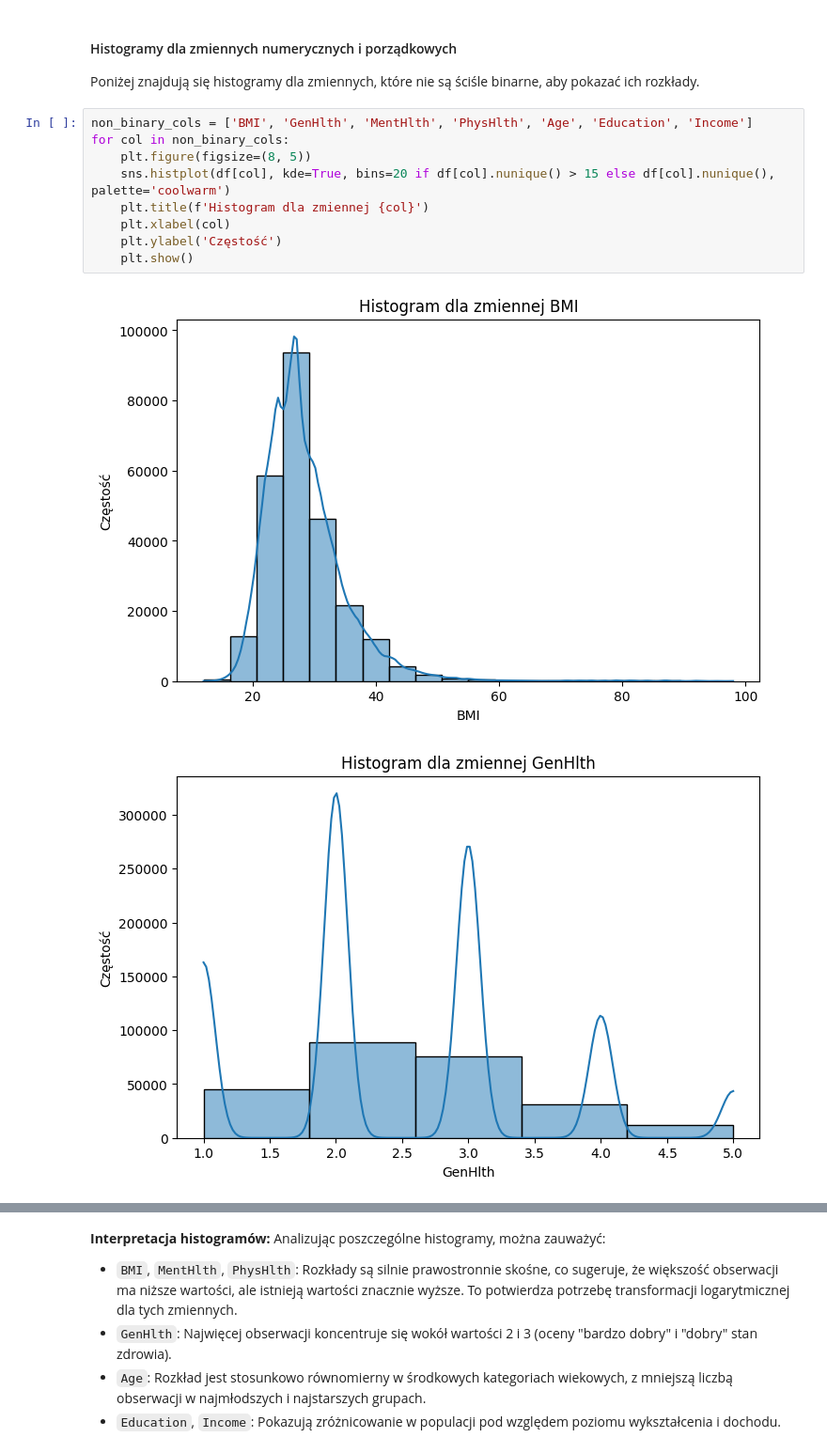
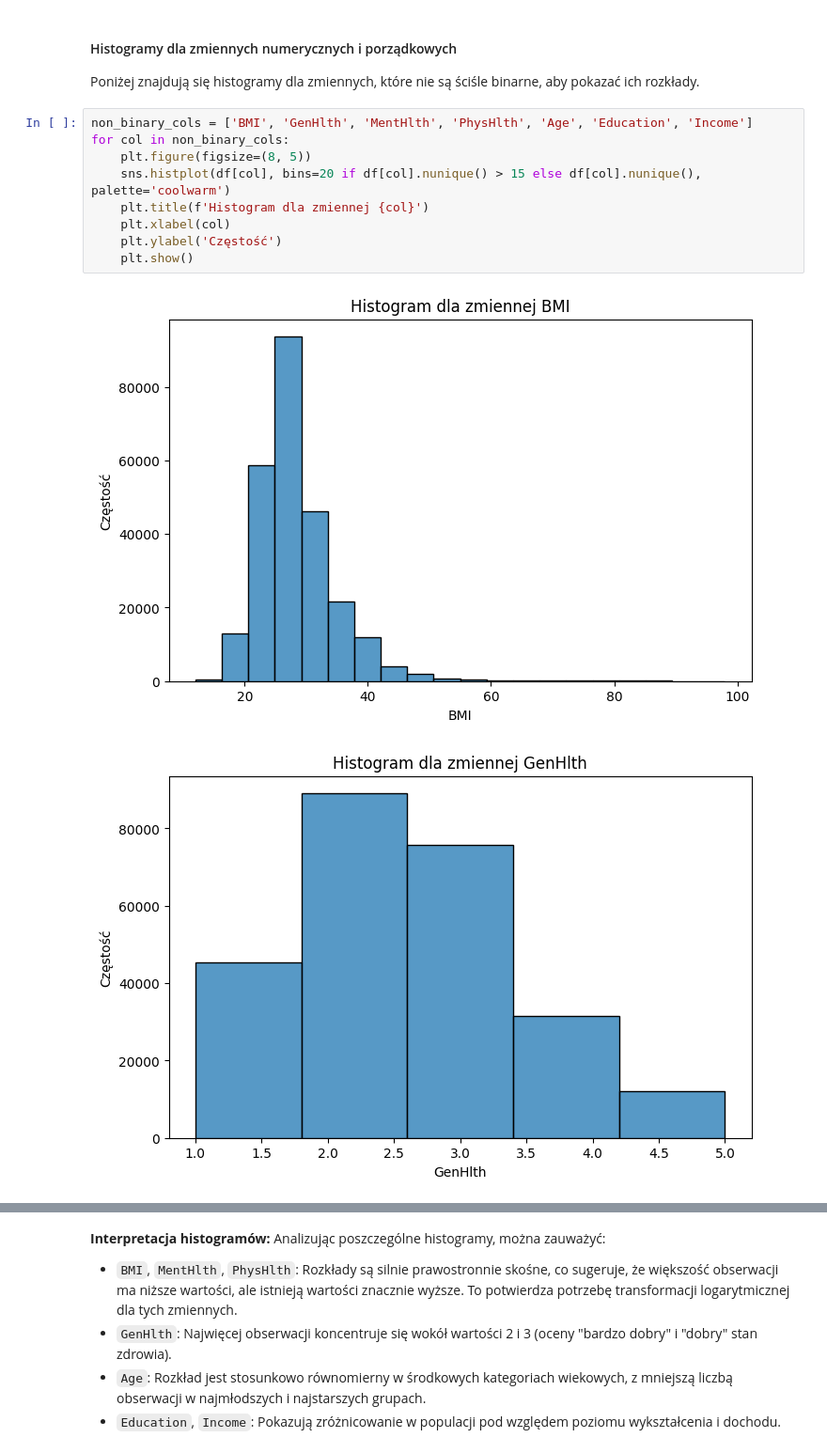
Before and after one commit to kamilPiHub/DiabetesClassification, a Jupyter notebook: KlasyfikacjaRyzykaCukrzycy.ipynb, the cells around one changed output, grey strips where cells are left out. Shown at 94% size. Drawn from its saved outputs; the diff is of its cells as text.

```diff
--- a/KlasyfikacjaRyzykaCukrzycy.ipynb
+++ b/KlasyfikacjaRyzykaCukrzycy.ipynb
@@ -136,12 +136,12 @@ Poniżej znajdują się histogramy dla zmiennych, które nie są ściśle binarn
 # %%
 non_binary_cols = ['BMI', 'GenHlth', 'MentHlth', 'PhysHlth', 'Age', 'Education', 'Income']
 for col in non_binary_cols:
     plt.figure(figsize=(8, 5))
-    sns.histplot(df[col], kde=True, bins=20 if df[col].nunique() > 15 else df[col].nunique(), palette='coolwarm')
+    sns.histplot(df[col], bins=20 if df[col].nunique() > 15 else df[col].nunique(), palette='coolwarm')
     plt.title(f'Histogram dla zmiennej {col}')
     plt.xlabel(col)
     plt.ylabel('Częstość')
     plt.show()
 # %% [output]
-[figure, old version]
+[figure, new version]
-[figure, old version]
+[figure, new version]
```
Also changed, not shown: parts of 1 cell of this notebook.
